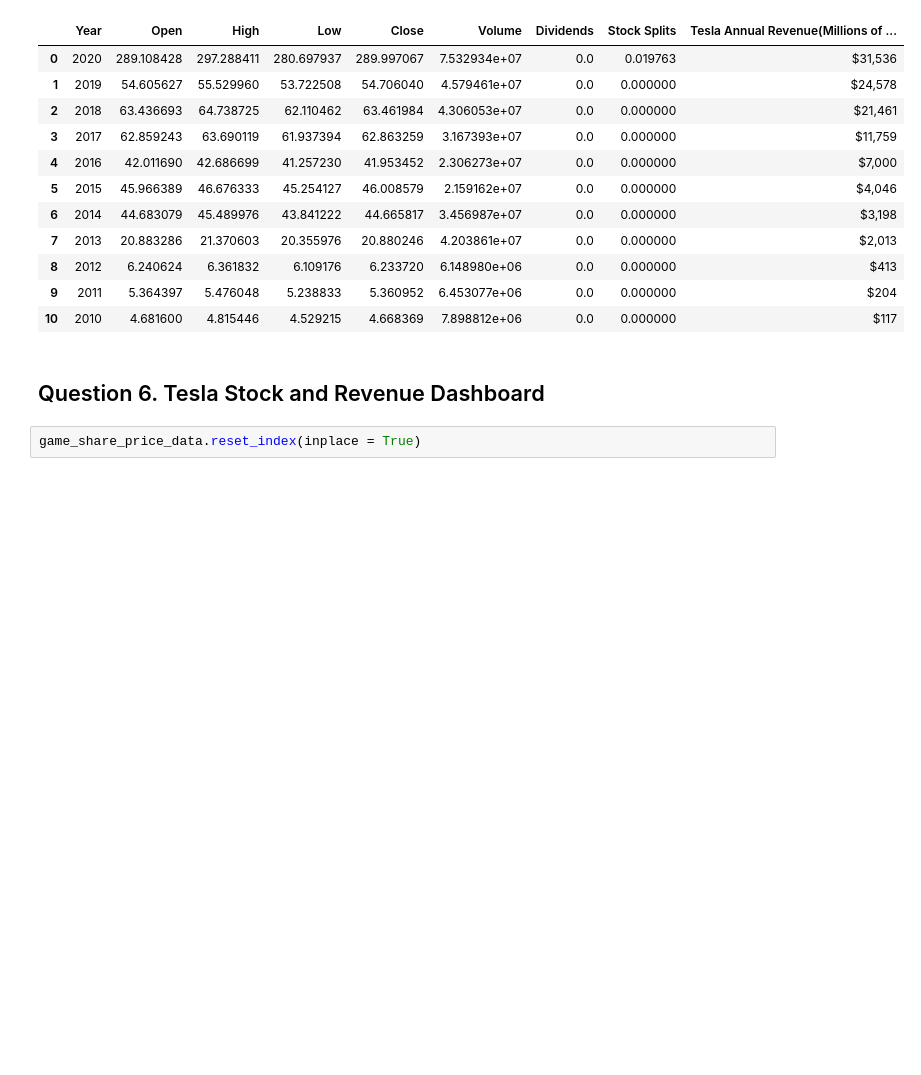
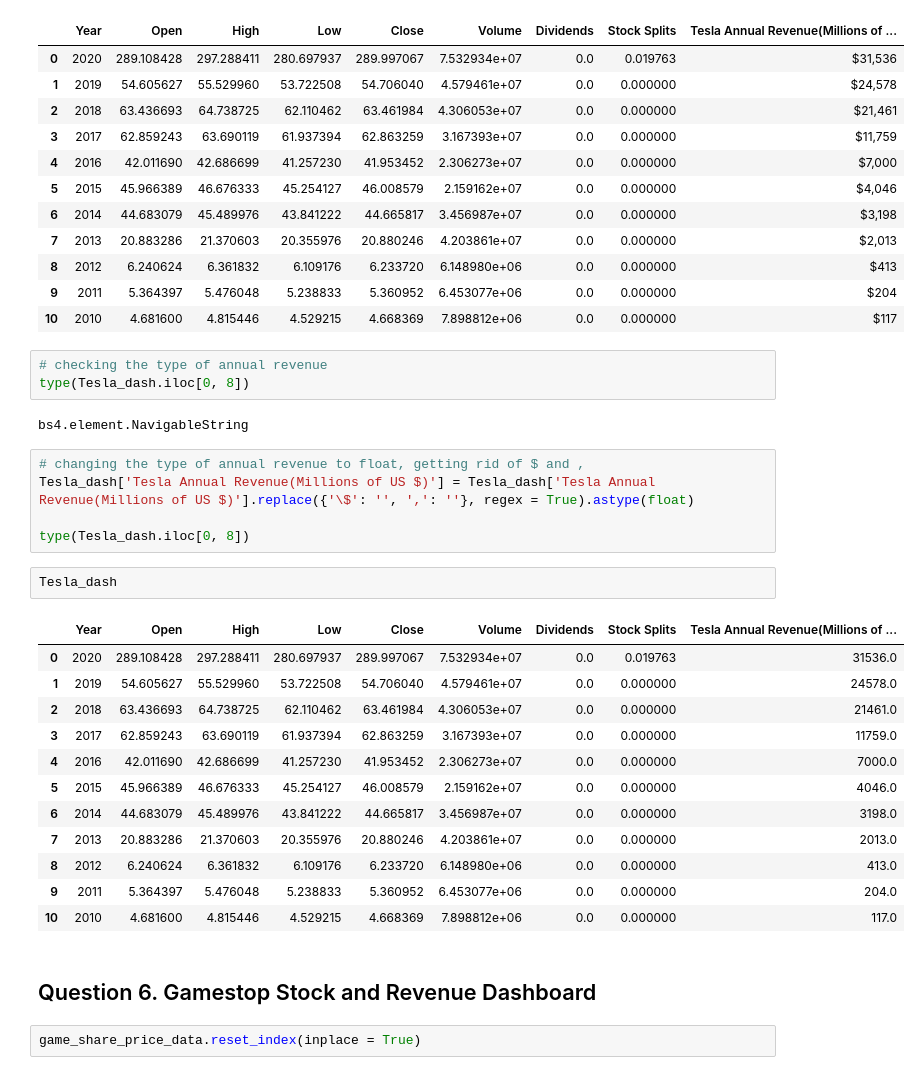
Before and after one commit to Younjung92/Capston-Project, a Jupyter notebook: Python_Project_for_Data_Science/Assignment.ipynb, the cells around one changed output. Cells and saved outputs as stored; diff of their text form; blank space fills up the shorter version.

```diff
--- a/Python_Project_for_Data_Science/Assignment.ipynb
+++ b/Python_Project_for_Data_Science/Assignment.ipynb
@@ -431,8 +431,33 @@ Tesla_dash
 | 8 | 2012 | 6.240624 | 6.361832 | 6.109176 | 6.233720 | 6.148980e+06 | 0.0 | 0.000000 | $413 |
 | 9 | 2011 | 5.364397 | 5.476048 | 5.238833 | 5.360952 | 6.453077e+06 | 0.0 | 0.000000 | $204 |
 | 10 | 2010 | 4.681600 | 4.815446 | 4.529215 | 4.668369 | 7.898812e+06 | 0.0 | 0.000000 | $117 |
+# %%
+# checking the type of annual revenue
+type(Tesla_dash.iloc[0, 8])
+# %% [output]
+bs4.element.NavigableString
+# %%
+# changing the type of annual revenue to float, getting rid of $ and ,
+Tesla_dash['Tesla Annual Revenue(Millions of US $)'] = Tesla_dash['Tesla Annual Revenue(Millions of US $)'].replace({'\$': '', ',': ''}, regex = True).astype(float)
+
+type(Tesla_dash.iloc[0, 8])
+# %%
+Tesla_dash
+# %% [output]
+|  | Year | Open | High | Low | Close | Volume | Dividends | Stock Splits | Tesla Annual Revenue(Millions of ... |
+| 0 | 2020 | 289.108428 | 297.288411 | 280.697937 | 289.997067 | 7.532934e+07 | 0.0 | 0.019763 | 31536.0 |
+| 1 | 2019 | 54.605627 | 55.529960 | 53.722508 | 54.706040 | 4.579461e+07 | 0.0 | 0.000000 | 24578.0 |
+| 2 | 2018 | 63.436693 | 64.738725 | 62.110462 | 63.461984 | 4.306053e+07 | 0.0 | 0.000000 | 21461.0 |
+| 3 | 2017 | 62.859243 | 63.690119 | 61.937394 | 62.863259 | 3.167393e+07 | 0.0 | 0.000000 | 11759.0 |
+| 4 | 2016 | 42.011690 | 42.686699 | 41.257230 | 41.953452 | 2.306273e+07 | 0.0 | 0.000000 | 7000.0 |
+| 5 | 2015 | 45.966389 | 46.676333 | 45.254127 | 46.008579 | 2.159162e+07 | 0.0 | 0.000000 | 4046.0 |
+| 6 | 2014 | 44.683079 | 45.489976 | 43.841222 | 44.665817 | 3.456987e+07 | 0.0 | 0.000000 | 3198.0 |
+| 7 | 2013 | 20.883286 | 21.370603 | 20.355976 | 20.880246 | 4.203861e+07 | 0.0 | 0.000000 | 2013.0 |
+| 8 | 2012 | 6.240624 | 6.361832 | 6.109176 | 6.233720 | 6.148980e+06 | 0.0 | 0.000000 | 413.0 |
+| 9 | 2011 | 5.364397 | 5.476048 | 5.238833 | 5.360952 | 6.453077e+06 | 0.0 | 0.000000 | 204.0 |
+| 10 | 2010 | 4.681600 | 4.815446 | 4.529215 | 4.668369 | 7.898812e+06 | 0.0 | 0.000000 | 117.0 |
 # %% [markdown]
-## Question 6. Tesla Stock and Revenue Dashboard
+## Question 6. Gamestop Stock and Revenue Dashboard
 # %%
 game_share_price_data.reset_index(inplace = True)
 # %%
```
Also changed, not shown: parts of 8 cells of this notebook.
